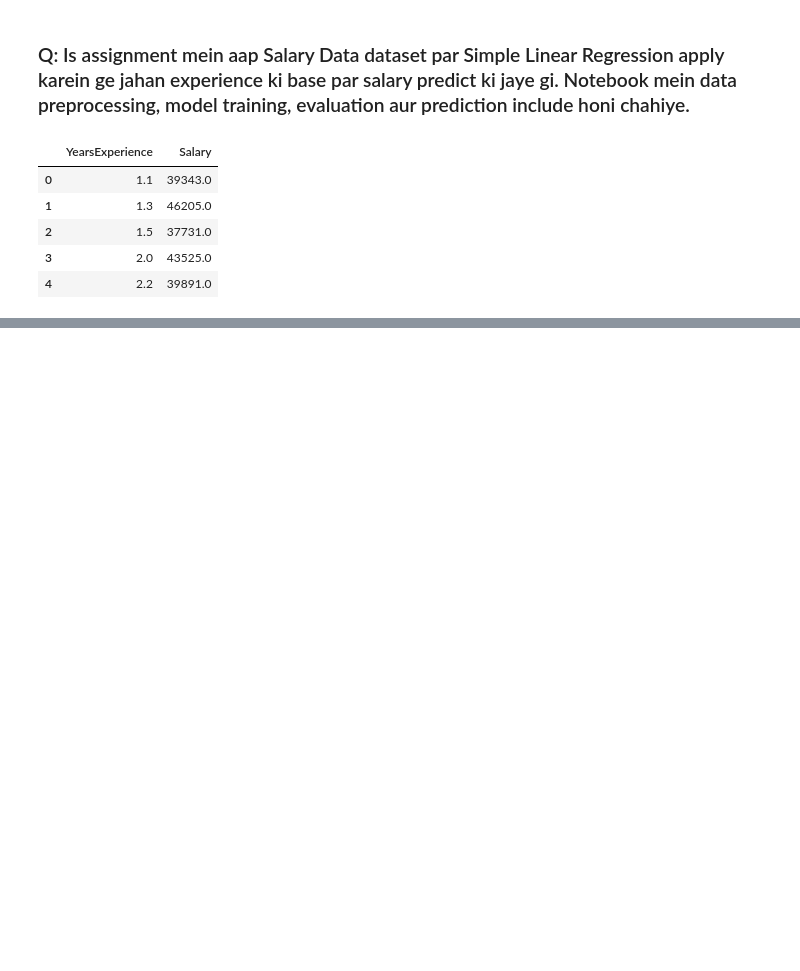
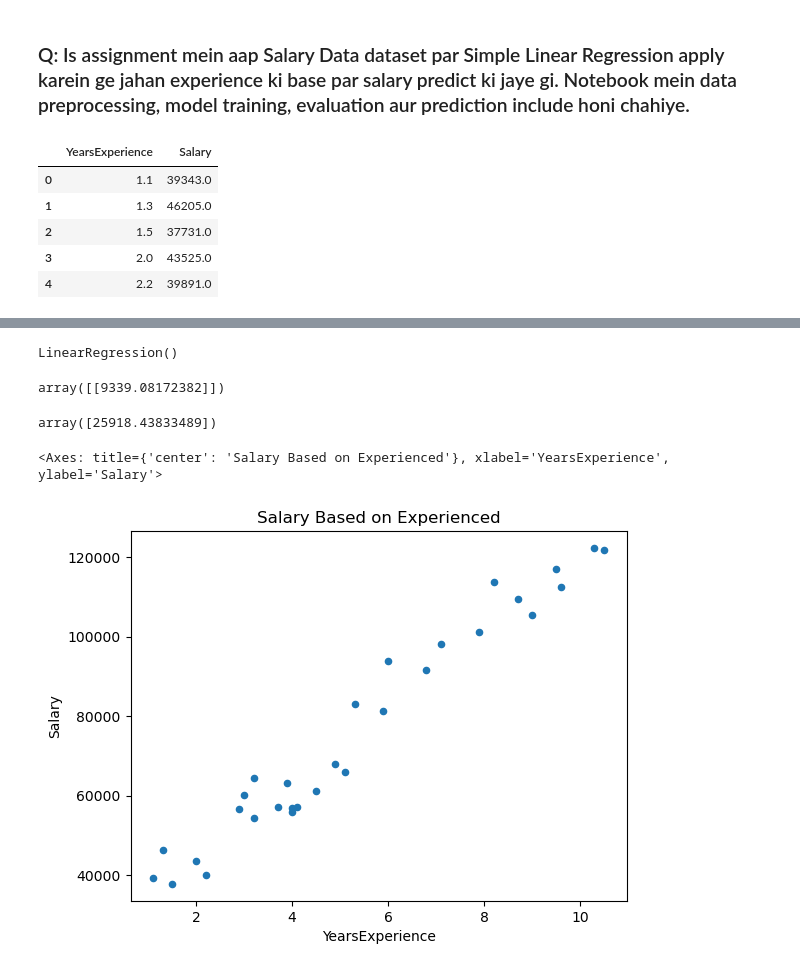
Before and after one commit to AbdulWahid126/Saylani-AI-and-DataScience-, a Jupyter notebook: Machine Learning/ML Assinments/Salary vs Experience - Simple Linear Regression/Salary dataset Assinment.ipynb, the cells around one changed output, grey strips where cells are left out. Drawn from its saved outputs; the diff is of its cells as text; code cells hidden in the pictures; blank space fills up the shorter version.

```diff
--- a/Machine Learning/ML Assinments/Salary vs Experience - Simple Linear Regression/Salary dataset Assinment.ipynb
+++ b/Machine Learning/ML Assinments/Salary vs Experience - Simple Linear Regression/Salary dataset Assinment.ipynb
@@ -14,0 +44,12 @@ data.head()
+# %%
+salary_predictor.fit(X_train,y_train)
+# %% [output]
+LinearRegression()
+# %%
+salary_predictor.coef_
+# %% [output]
+array([[9339.08172382]])
+# %%
+salary_predictor.intercept_
+# %% [output]
+array([25918.43833489])
@@ -14,0 +58,5 @@ data.head()
+# %%
+data.plot(kind='scatter', x='YearsExperience', y='Salary', title='Salary Based on Experienced')
+# %% [output]
+<Axes: title={'center': 'Salary Based on Experienced'}, xlabel='YearsExperience', ylabel='Salary'>
+[figure, added]
```
Also changed, not shown: parts of 14 cells of this notebook.
